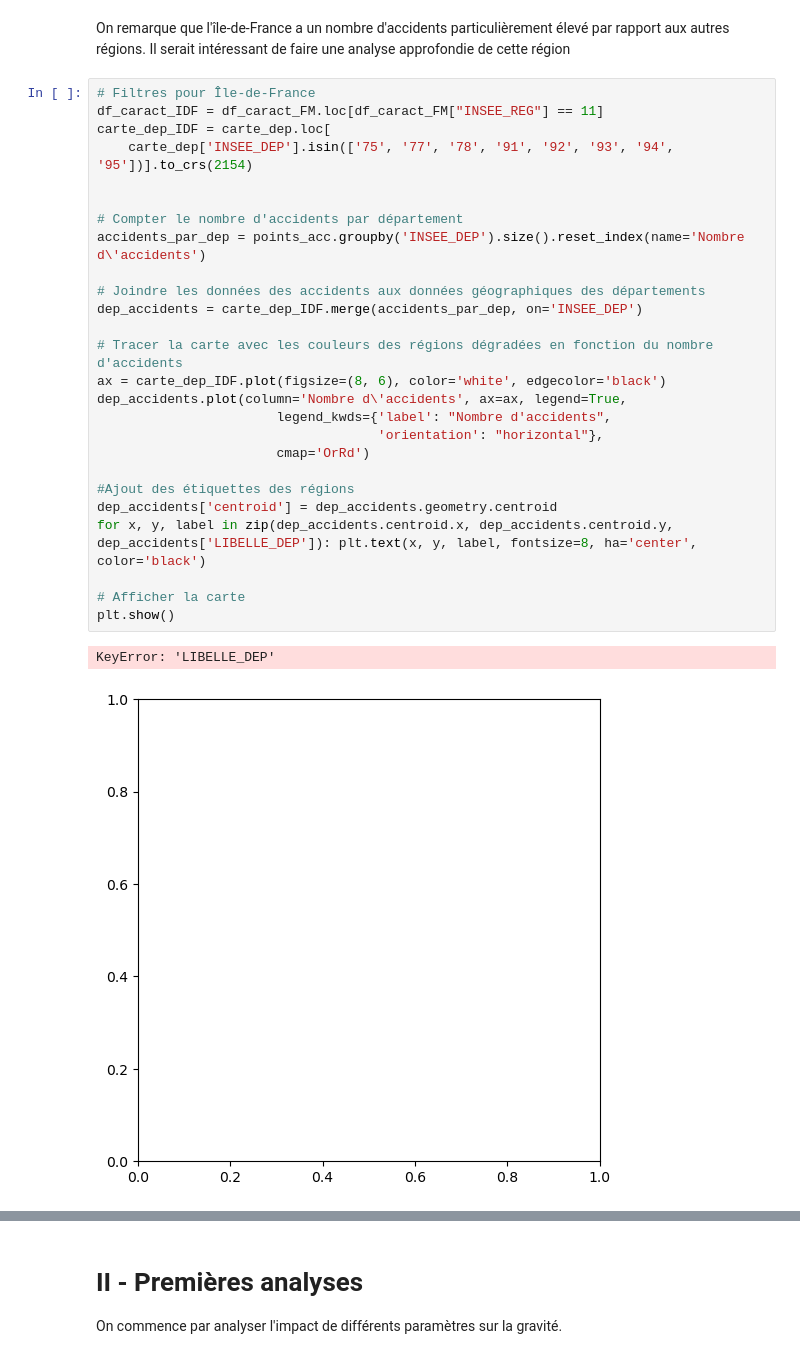
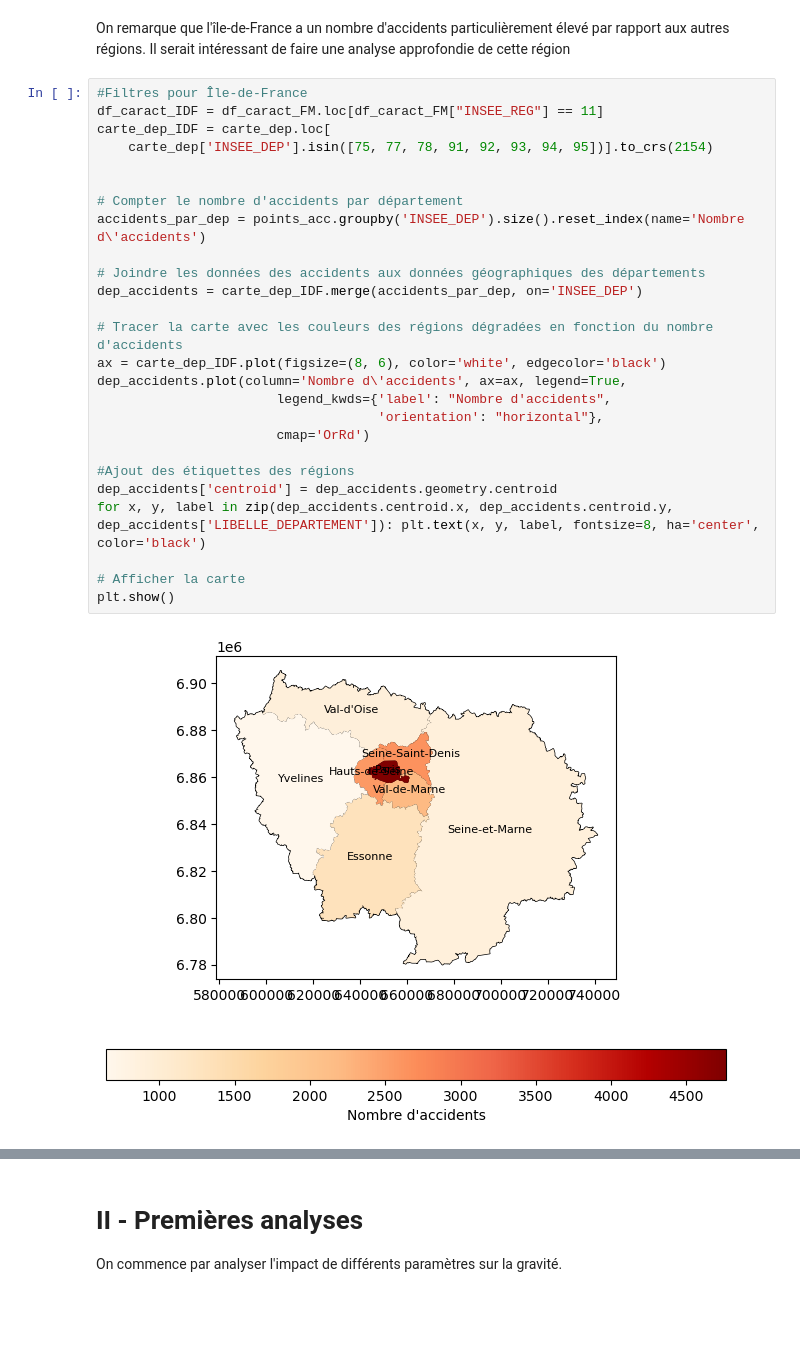
Before and after one commit to celineferbach/Projet-accidents-de-la-route, a Jupyter notebook: importation.ipynb, the cells around one changed output, grey strips where cells are left out. Drawn from its saved outputs; the diff is of its cells as text; blank space fills up the shorter version.

Commit message:
analyse cartographique des accidents

```diff
--- a/importation.ipynb
+++ b/importation.ipynb
@@ -805,31 +805,30 @@ plt.show()
 # %% [markdown]
 On remarque que l'île-de-France a un nombre d'accidents particulièrement élevé par rapport aux autres régions. Il serait intéressant de faire une analyse approfondie de cette région
 # %%
-# Filtres pour Île-de-France
+#Filtres pour Île-de-France
 df_caract_IDF = df_caract_FM.loc[df_caract_FM["INSEE_REG"] == 11]
 carte_dep_IDF = carte_dep.loc[
-    carte_dep['INSEE_DEP'].isin(['75', '77', '78', '91', '92', '93', '94', '95'])].to_crs(2154)
+    carte_dep['INSEE_DEP'].isin([75, 77, 78, 91, 92, 93, 94, 95])].to_crs(2154)
 
 
 # Compter le nombre d'accidents par département
 accidents_par_dep = points_acc.groupby('INSEE_DEP').size().reset_index(name='Nombre d\'accidents')
 
 # Joindre les données des accidents aux données géographiques des départements
 dep_accidents = carte_dep_IDF.merge(accidents_par_dep, on='INSEE_DEP')
 
 # Tracer la carte avec les couleurs des régions dégradées en fonction du nombre d'accidents
 ax = carte_dep_IDF.plot(figsize=(8, 6), color='white', edgecolor='black')
 dep_accidents.plot(column='Nombre d\'accidents', ax=ax, legend=True,
                        legend_kwds={'label': "Nombre d'accidents",
                                     'orientation': "horizontal"},
                        cmap='OrRd')
 
 #Ajout des étiquettes des régions
 dep_accidents['centroid'] = dep_accidents.geometry.centroid
-for x, y, label in zip(dep_accidents.centroid.x, dep_accidents.centroid.y, dep_accidents['LIBELLE_DEP']): plt.text(x, y, label, fontsize=8, ha='center', color='black')
+for x, y, label in zip(dep_accidents.centroid.x, dep_accidents.centroid.y, dep_accidents['LIBELLE_DEPARTEMENT']): plt.text(x, y, label, fontsize=8, ha='center', color='black')
 
 # Afficher la carte
 plt.show()
 # %% [output]
-KeyError: 'LIBELLE_DEP'
-[figure, old version]
+[figure, new version]
```
Also changed, not shown: parts of 5 cells of this notebook.
